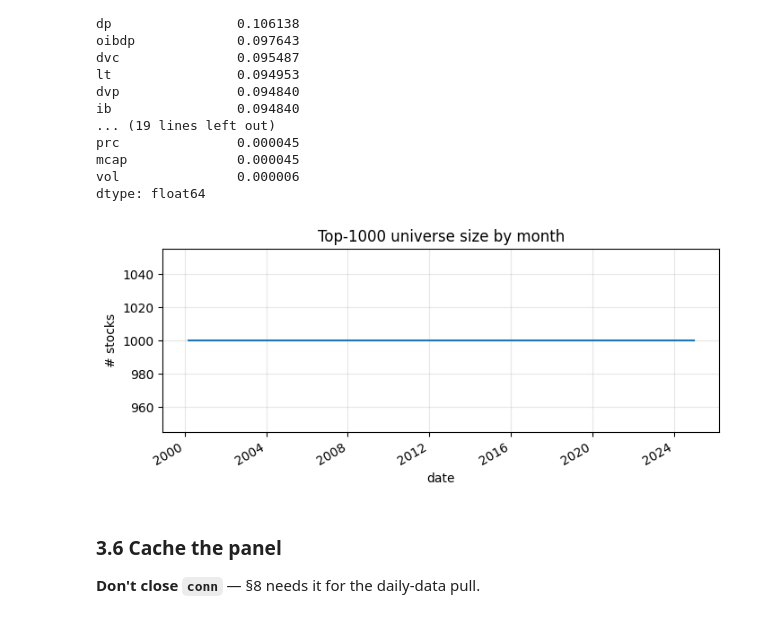
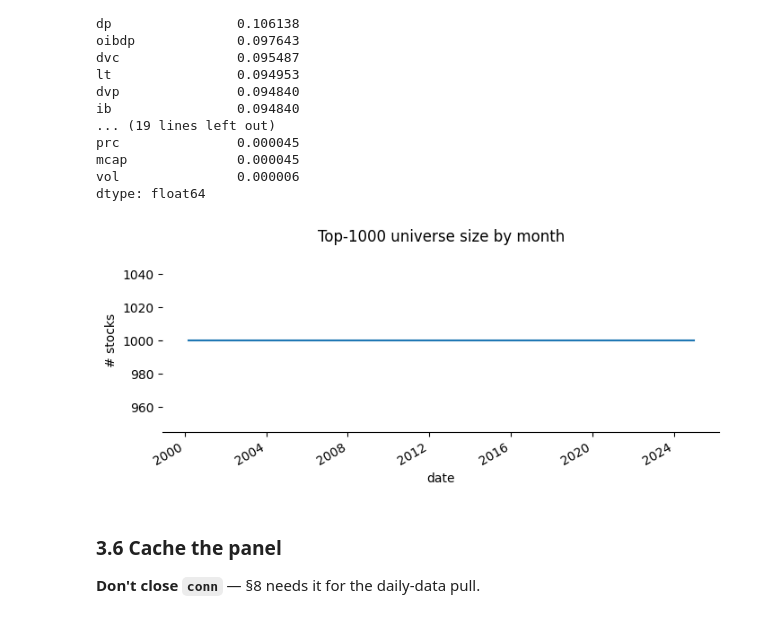
Before and after one commit to cw3655-source/MLPortfolioOptimization, a Jupyter notebook: explore.ipynb, the cells around one changed output. Saved outputs shown, nothing was run; the diff lists cells and outputs as text; code cells hidden in the pictures.

```diff
--- a/explore.ipynb
+++ b/explore.ipynb
@@ -18,6 +18,13 @@ os.environ['DYLD_LIBRARY_PATH'] = '/opt/homebrew/opt/libomp/lib'
 import numpy as np
 import pandas as pd
 import matplotlib.pyplot as plt
+plt.rcParams.update({
+    "axes.grid": False,
+    "axes.spines.top": False,
+    "axes.spines.right": False,
+    "axes.spines.left": False,
+    "axes.spines.bottom": True,
+})
 import statsmodels.api as sm
 import xgboost as xgb
 import yfinance as yf
@@ -200,9 +207,9 @@ dtype: float64
 # %%
 uni_size = panel[panel["in_universe"]].groupby("date")["permno"].nunique()
 ax = uni_size.plot(figsize=(8, 3), title="Top-1000 universe size by month")
-ax.set_ylabel("# stocks"); ax.grid(alpha=0.3)
+ax.set_ylabel("# stocks"); ax.grid(False)
 # %% [output]
-[figure, old version]
+[figure, new version]
 # %% [markdown]
 ### 3.6 Cache the panel
 
```
Also changed, not shown: parts of 22 cells of this notebook, 4 other files.
